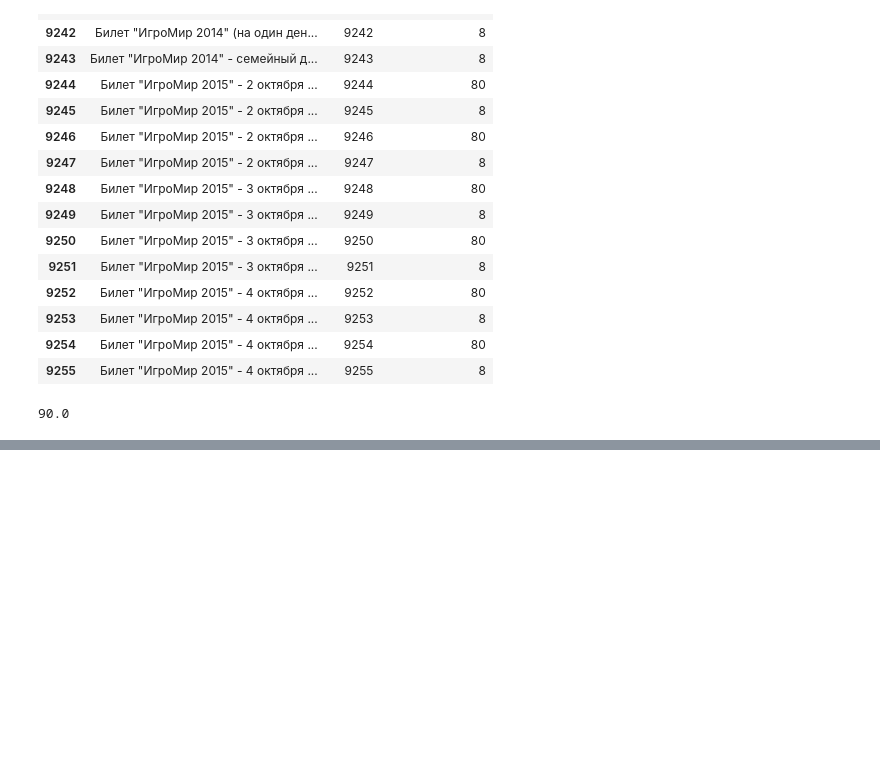
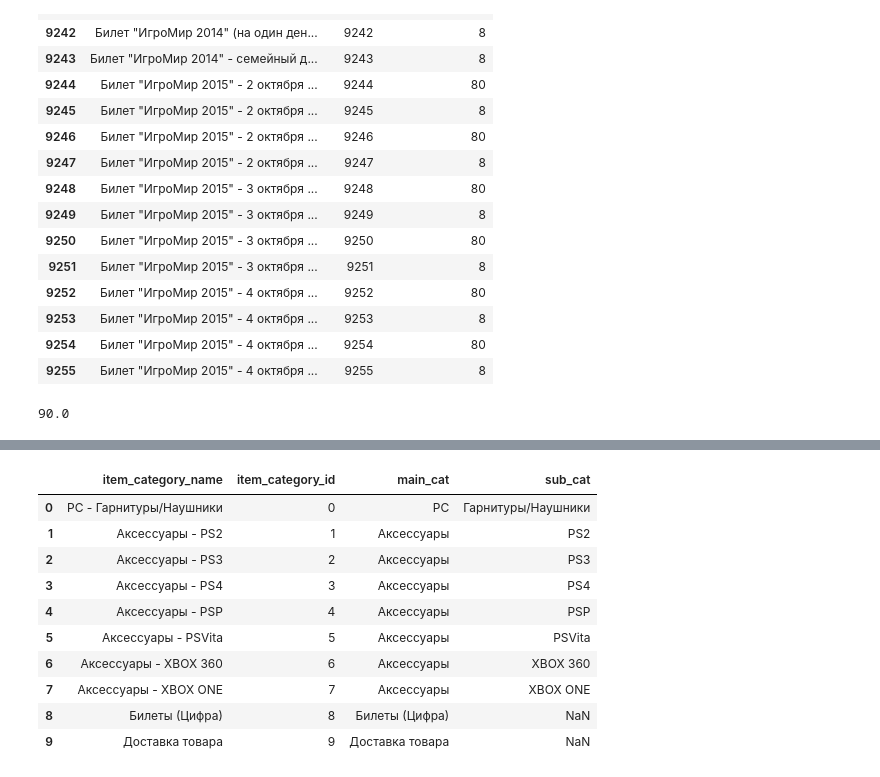
Before and after one commit to dodo-Riley/kaggle, a Jupyter notebook: Future_Sales/upload/DatPi_future_sales_EDA.ipynb, the cells around one changed output, grey strips where cells are left out. Cells and saved outputs as stored; diff of their text form; code cells hidden in the pictures; blank space fills up the shorter version.

```diff
--- a/Future_Sales/upload/DatPi_future_sales_EDA.ipynb
+++ b/Future_Sales/upload/DatPi_future_sales_EDA.ipynb
@@ -455,0 +683,17 @@ df_train[(df_train.date.dt.year==2015)&(df_train.date.dt.month==10)&(df_train.da
+# %%
+# 대분류/소분류 컬럼 생성
+df_item_categories['main_cat'] = df_item_categories['item_category_name'].str.split(' - ').str[0].str.strip()
+df_item_categories['sub_cat'] = df_item_categories['item_category_name'].str.split(' - ').str[1].str.strip()
+df_item_categories.head(10)
+# %% [output]
+|  | item_category_name | item_category_id | main_cat | sub_cat |
+| 0 | PC - Гарнитуры/Наушники | 0 | PC | Гарнитуры/Наушники |
+| 1 | Аксессуары - PS2 | 1 | Аксессуары | PS2 |
+| 2 | Аксессуары - PS3 | 2 | Аксессуары | PS3 |
+| 3 | Аксессуары - PS4 | 3 | Аксессуары | PS4 |
+| 4 | Аксессуары - PSP | 4 | Аксессуары | PSP |
+| 5 | Аксессуары - PSVita | 5 | Аксессуары | PSVita |
+| 6 | Аксессуары - XBOX 360 | 6 | Аксессуары | XBOX 360 |
+| 7 | Аксессуары - XBOX ONE | 7 | Аксессуары | XBOX ONE |
+| 8 | Билеты (Цифра) | 8 | Билеты (Цифра) | NaN |
+| 9 | Доставка товара | 9 | Доставка товара | NaN |
```
Also changed, not shown: parts of 31 cells of this notebook.
